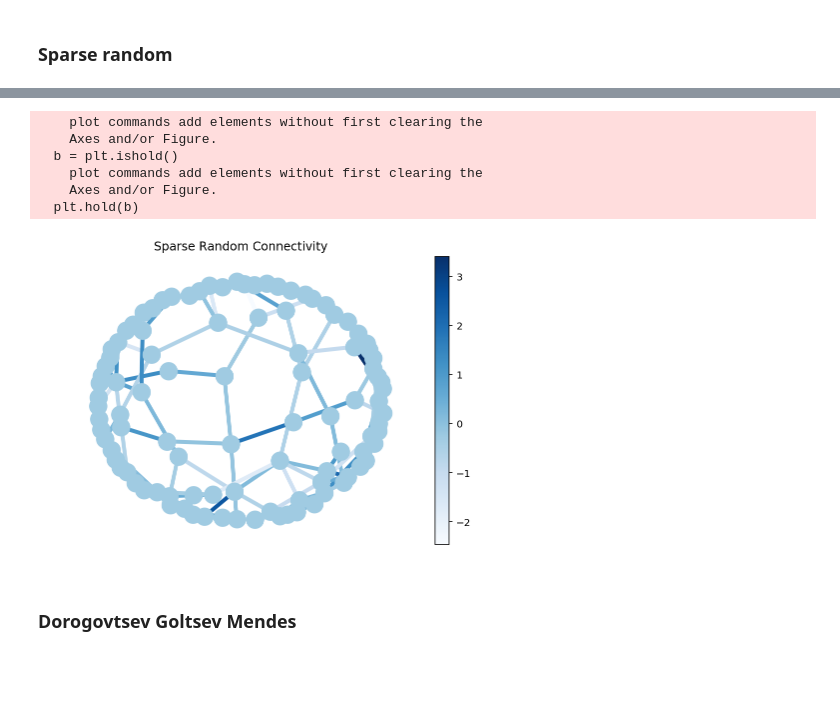
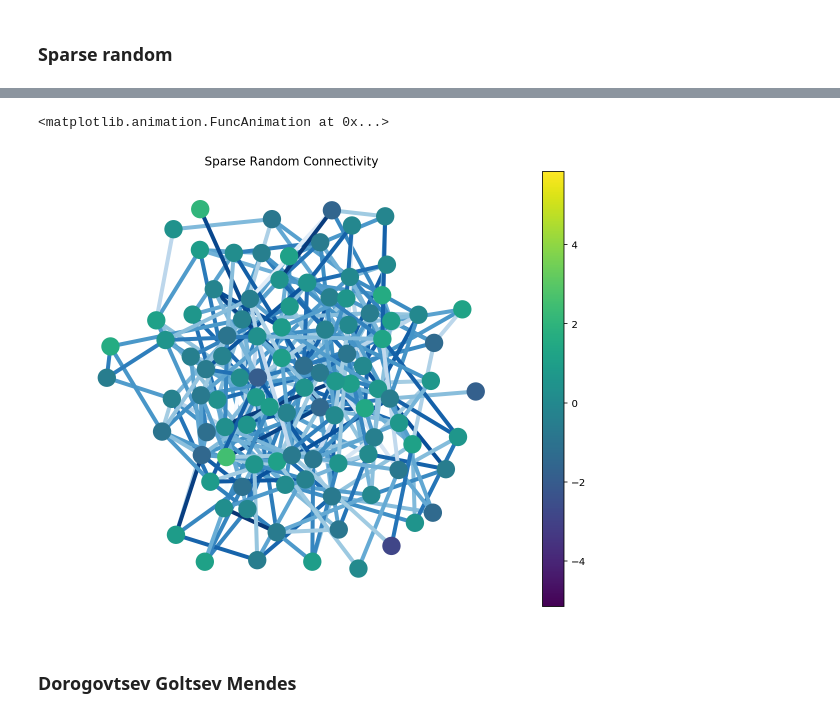
Before and after one commit to Hudsonnc/SIOC216B, a Jupyter notebook: Network.ipynb, the cells around one changed output, grey strips where cells are left out. Drawn from its saved outputs; the diff is of its cells as text; code cells hidden in the pictures; blank space fills up the shorter version.

Commit message:
Added animations

```diff
--- a/Network.ipynb
+++ b/Network.ipynb
@@ -437,24 +440,47 @@ axes[2].set_xlabel('t')
-# %%
-G=nx.from_numpy_matrix(Wr)
-pos=nx.spring_layout(G, weight=None)
-colors = [g[2]["weight"] for g in G.edges(data=True)]
-cmap=plt.cm.Blues
-vmin = min(colors)
-vmax = max(colors)
-nx.draw(G,pos,node_color='#A0CBE2',edge_color=colors,width=4,edge_cmap=cmap,with_labels=False)
-sm = plt.cm.ScalarMappable(cmap=cmap, norm=plt.Normalize(vmin=vmin, vmax=vmax))
-sm._A = []
-plt.colorbar(sm)
-plt.title("Sparse Random Connectivity")
-plt.show()
-# %% [output]
-    plot commands add elements without first clearing the
-    Axes and/or Figure.
-  b = plt.ishold()
-    plot commands add elements without first clearing the
-    Axes and/or Figure.
-  plt.hold(b)
-[figure, removed]
+# %%
+G=nx.from_numpy_matrix(Wr)
+pos=nx.spring_layout(G, iterations = 1000, weight=None)
+# %%
+data = ytild[:,:,1] #0 for perceived, 1 for actual
+
+edge_colors = [g[2]["weight"] for g in G.edges(data=True)]
+edge_cmap=plt.cm.Blues
+
+node_colors = data[0]
+node_cmap = plt.cm.viridis
+vmin = np.min(data)
+vmax = np.max(data)
+norm=plt.Normalize(vmin=vmin, vmax=vmax)
+
+fig = plt.figure(figsize=(10,8))
+
+
+nodes = nx.draw_networkx_nodes(
+        G,pos,
+        node_color=node_colors, node_cmap=node_cmap
+    )
+
+nx.draw_networkx_edges(
+    G,pos,
+    edge_color=edge_colors,width=4,edge_cmap=edge_cmap
+)
+plt.axis('off')
+
+sm = plt.cm.ScalarMappable(cmap=node_cmap, norm=norm)
+sm._A = []
+plt.colorbar(sm)
+plt.title("Sparse Random Connectivity")
+
+def update(i):
+    node_colors = node_cmap(norm(data[i]))
+    nodes.set_color(node_colors)
+
+anim = animation.FuncAnimation(fig, update, frames = range(0, len(data), 2), interval=15)
+
+anim
+# %% [output]
+<matplotlib.animation.FuncAnimation at 0x...>
+[figure, added]
 # %% [markdown]
 ###  Dorogovtsev Goltsev Mendes
 # %%
```
Also changed, not shown: parts of 9 cells of this notebook.
